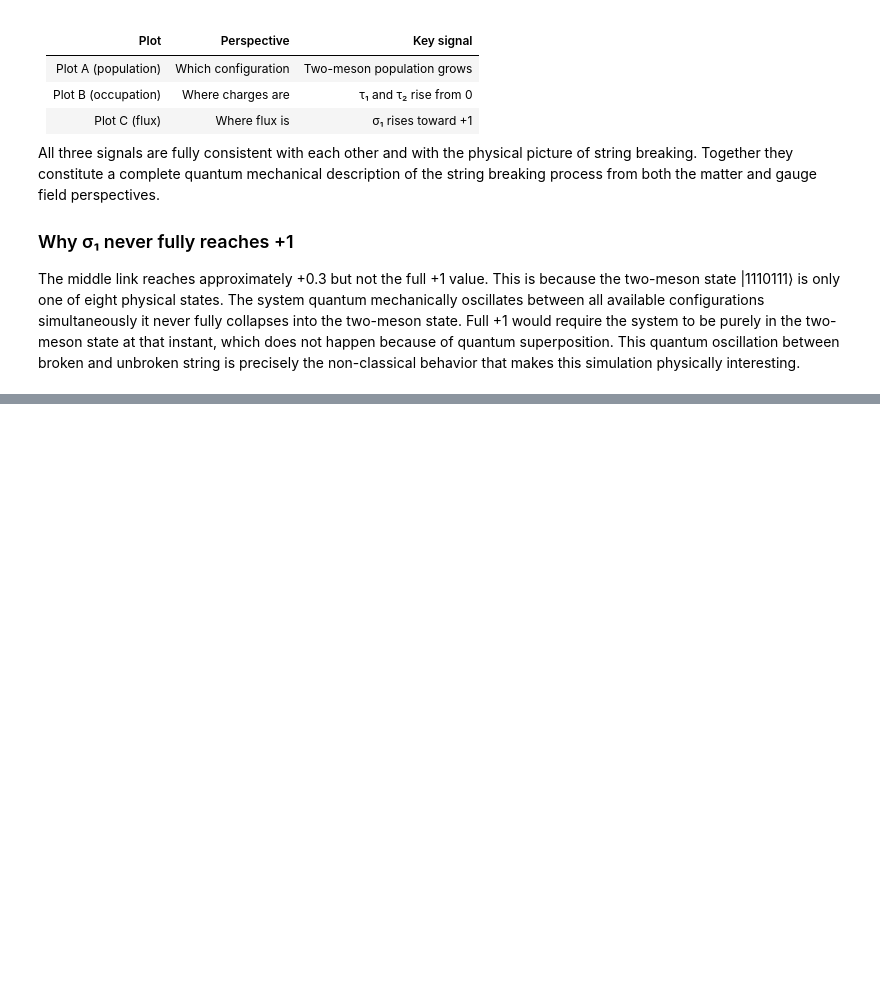
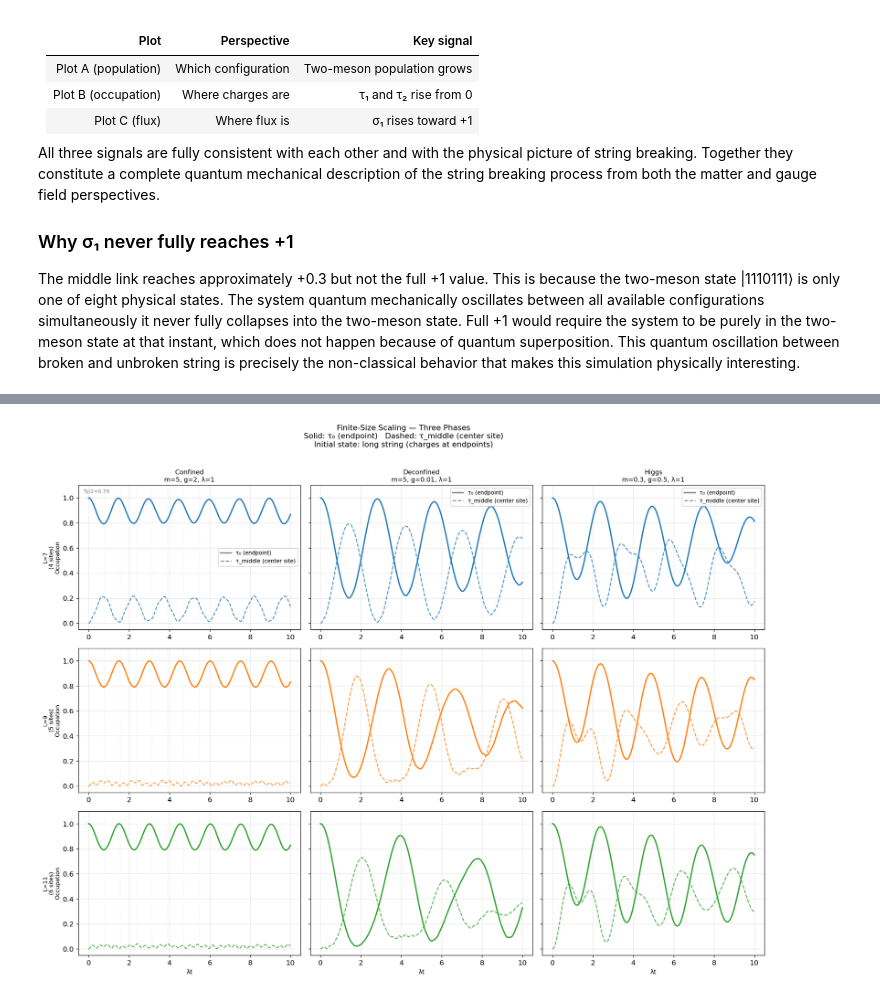
Before and after one commit to ishak-tegguiche/CERN-Summer-Student-2026, a Jupyter notebook: coding-V1.ipynb, the cells around one changed output, grey strips where cells are left out. Saved outputs shown, nothing was run; the diff lists cells and outputs as text; code cells hidden in the pictures; blank space fills up the shorter version.

```diff
--- a/coding-V1.ipynb
+++ b/coding-V1.ipynb
@@ -1028,0 +1192,69 @@ physically interesting.
+# %%
+fig, axes = plt.subplots(len(sizes), 3,
+                         figsize=(16, 4*len(sizes)),
+                         sharey=True)
+
+from matplotlib.lines import Line2D
+legend_elements = [
+    Line2D([0],[0], color='gray', lw=2,
+           label='τ₀ (endpoint)'),
+    Line2D([0],[0], color='gray', lw=1.5, ls='--',
+           label='τ_middle (center site)'),
+]
+
+for row, N in enumerate(sizes):
+    L   = 2*N - 1
+    col_color = colors_sizes[N]
+    TZ,TX,SZ,SX,Gauss,H_func,phys,psi0,dim,long_bits = build_system(N)
+
+    i_mid = N // 2   # index of middle matter site
+
+    for col, (label, (m,g,lam)) in enumerate(phases_params.items()):
+        ax = axes[row, col]
+        states = evolve(H_func(m,g,lam), psi0, times)
+
+        # Endpoint τ₀ (solid line)
+        ax.plot(times,
+                [occ(s, TZ[0]) for s in states],
+                color=col_color, lw=2, ls='-')
+
+        # Middle matter site (dashed line)
+        ax.plot(times,
+                [occ(s, TZ[i_mid]) for s in states],
+                color=col_color, lw=1.5, ls='--', alpha=0.8)
+
+        # Mark yo-yo period for confined phase
+        if g == 2.0:
+            Ty = 2*np.pi/(2*g)
+            for k in range(1,8):
+                ax.axvline(k*Ty/2, color='gray',
+                           alpha=0.15, lw=1, ls=':')
+            if row == 0:
+                ax.text(Ty/4, 1.04, f'Ty/2={Ty/2:.2f}',
+                        fontsize=8, ha='center', color='gray')
+
+        # Column titles on first row only
+        if row == 0:
+            ax.set_title(label, fontsize=10)
+            ax.legend(handles=legend_elements, fontsize=8.5)
+
+        # Row labels on first column only
+        if col == 0:
+            ax.set_ylabel(f'L={L}\n({N} sites)\nOccupation',
+                          fontsize=9)
+
+        # x-axis label on last row only
+        if row == len(sizes)-1:
+            ax.set_xlabel('λt', fontsize=10)
+
+        ax.set_ylim(-0.05, 1.1)
+        ax.grid(alpha=0.3)
+
+fig.suptitle('Finite-Size Scaling — Three Phases\n'
+             'Solid: τ₀ (endpoint)   Dashed: τ_middle (center site)\n'
+             'Initial state: long string (charges at endpoints)',
+             fontsize=12, y=1.01)
+plt.tight_layout()
+plt.show()
+# %% [output]
+[figure, added]
```
Also changed, not shown: parts of 10 cells of this notebook.
